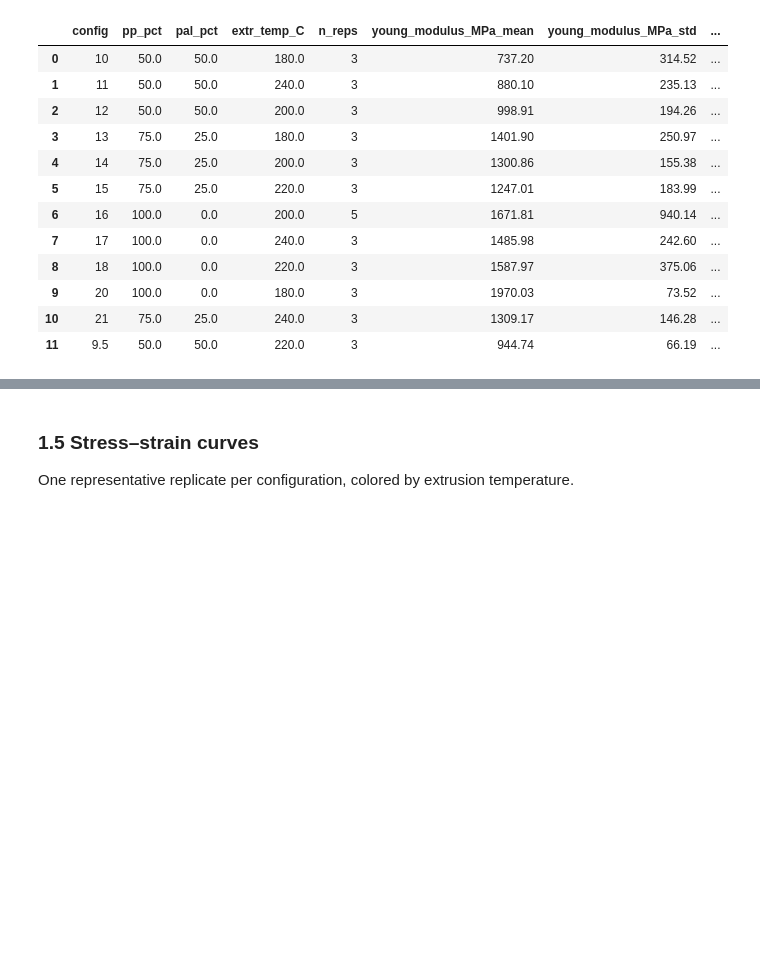
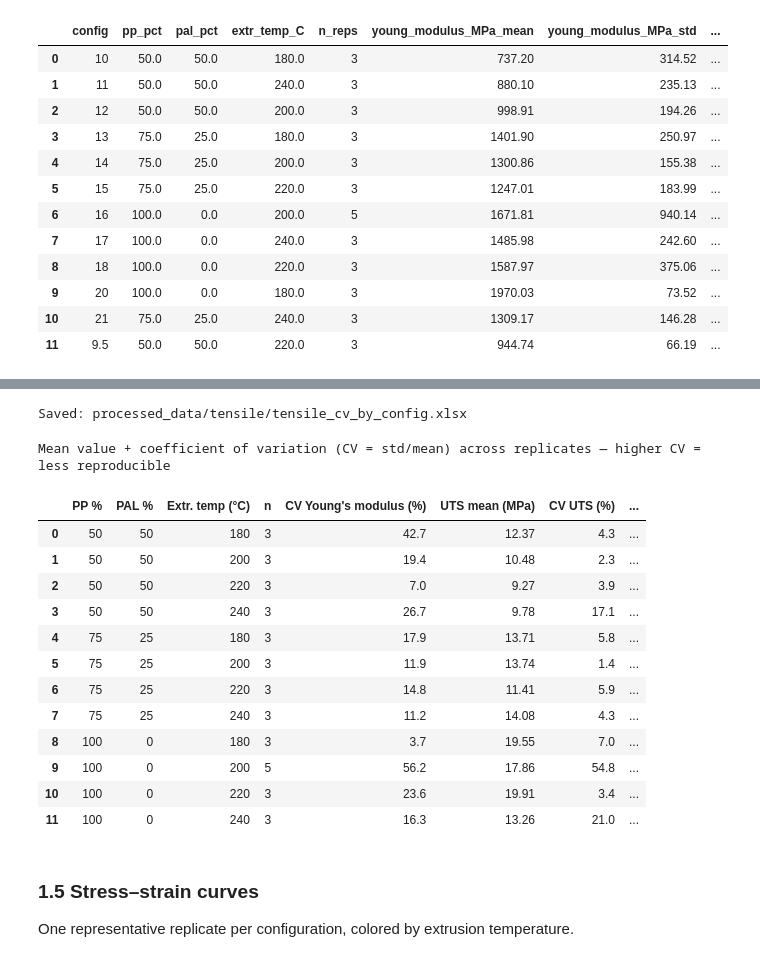
Before and after one commit to Chris1504-fdz/UIC_NU_Recycling, a Jupyter notebook: data_processing.ipynb, the cells around one changed output, grey strips where cells are left out. Drawn from its saved outputs; the diff is of its cells as text; code cells hidden in the pictures; blank space fills up the shorter version.

```diff
--- a/data_processing.ipynb
+++ b/data_processing.ipynb
@@ -258,3 +278,58 @@ agg.round(2)
+# %%
+# Reproducibility check: mean value + coefficient of variation (CV = std / mean, in %) per
+# configuration, laid out like the design-of-experiments table. CV is unit-free, so the
+# properties are directly comparable. High CV = noisy / low-confidence cell.
+def cv_pct(x):
+    m = x.mean()
+    return 100 * x.std(ddof=1) / m if m else np.nan
+
+cv_table = (tensile_summary
+            .groupby(["pp_pct", "pal_pct", "extr_temp_C"], as_index=False)
+            .agg(n=("replicate", "count"),
+                 CV_modulus_pct=("young_modulus_MPa", cv_pct),
+                 UTS_mean=("max_tensile_stress_MPa", "mean"),
+                 CV_UTS_pct=("max_tensile_stress_MPa", cv_pct),
+                 tough_mean=("toughness_MJ_m3", "mean"),
+                 CV_toughness_pct=("toughness_MJ_m3", cv_pct))
+            .sort_values(["pp_pct", "extr_temp_C"])
+            .reset_index(drop=True))
+cv_table.columns = ["PP %", "PAL %", "Extr. temp (°C)", "n",
+                    "CV Young's modulus (%)",
+                    "UTS mean (MPa)", "CV UTS (%)",
+                    "Toughness mean (MJ/m³)", "CV toughness (%)"]
+cv_table.to_csv(PROC / "tensile" / "tensile_cv_by_config.csv", index=False)
+
+cv_cols   = ["CV Young's modulus (%)", "CV UTS (%)", "CV toughness (%)"]
+fmt = {c: "{:.1f}" for c in cv_cols}
+fmt.update({"PP %": "{:.0f}", "PAL %": "{:.0f}", "Extr. temp (°C)": "{:.0f}",
+            "UTS mean (MPa)": "{:.2f}", "Toughness mean (MJ/m³)": "{:.2f}"})
+styled_cv = (cv_table.style
+    .format(fmt)
+    .background_gradient(cmap="Reds", subset=cv_cols)
+    .set_caption("Mean value + coefficient of variation (CV = std/mean) across replicates — higher CV = less reproducible"))
+
+# Save to Excel — the styled object carries the red CV shading into the spreadsheet.
+styled_cv.to_excel(PROC / "tensile" / "tensile_cv_by_config.xlsx",
+                   sheet_name="CV_by_config", index=False, engine="openpyxl")
+print("Saved: processed_data/tensile/tensile_cv_by_config.xlsx")
+
+styled_cv
+# %% [output]
+Saved: processed_data/tensile/tensile_cv_by_config.xlsx
+Mean value + coefficient of variation (CV = std/mean) across replicates — higher CV = less reproducible
+|  | PP % | PAL % | Extr. temp (°C) | n | CV Young's modulus (%) | UTS mean (MPa) | CV UTS (%) | ... |
+| 0 | 50 | 50 | 180 | 3 | 42.7 | 12.37 | 4.3 | ... |
+| 1 | 50 | 50 | 200 | 3 | 19.4 | 10.48 | 2.3 | ... |
+| 2 | 50 | 50 | 220 | 3 | 7.0 | 9.27 | 3.9 | ... |
+| 3 | 50 | 50 | 240 | 3 | 26.7 | 9.78 | 17.1 | ... |
+| 4 | 75 | 25 | 180 | 3 | 17.9 | 13.71 | 5.8 | ... |
+| 5 | 75 | 25 | 200 | 3 | 11.9 | 13.74 | 1.4 | ... |
+| 6 | 75 | 25 | 220 | 3 | 14.8 | 11.41 | 5.9 | ... |
+| 7 | 75 | 25 | 240 | 3 | 11.2 | 14.08 | 4.3 | ... |
+| 8 | 100 | 0 | 180 | 3 | 3.7 | 19.55 | 7.0 | ... |
+| 9 | 100 | 0 | 200 | 5 | 56.2 | 17.86 | 54.8 | ... |
+| 10 | 100 | 0 | 220 | 3 | 23.6 | 19.91 | 3.4 | ... |
+| 11 | 100 | 0 | 240 | 3 | 16.3 | 13.26 | 21.0 | ... |
 # %% [markdown]
 ### 1.5 Stress–strain curves
 
```
Also changed, not shown: parts of 11 cells of this notebook, 12 other files.
